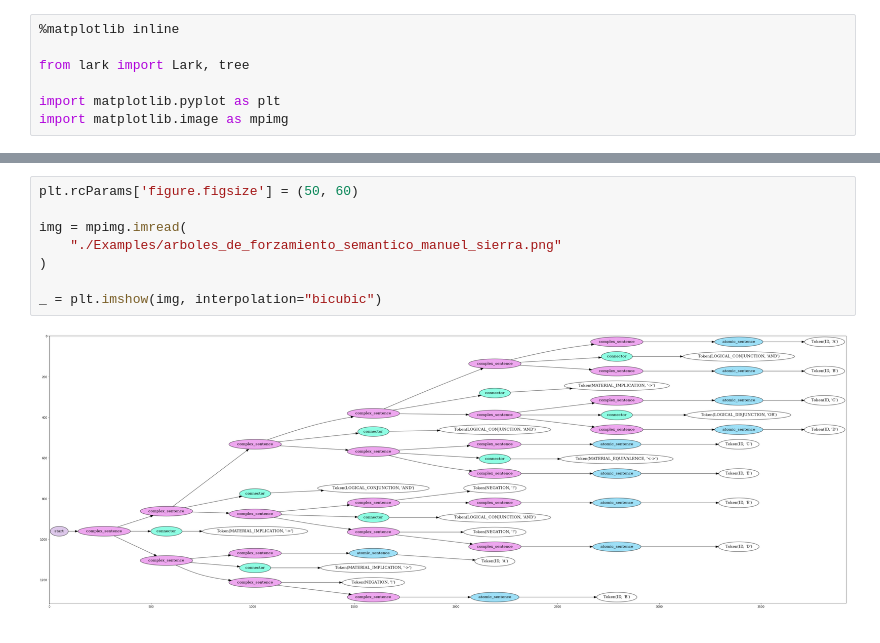
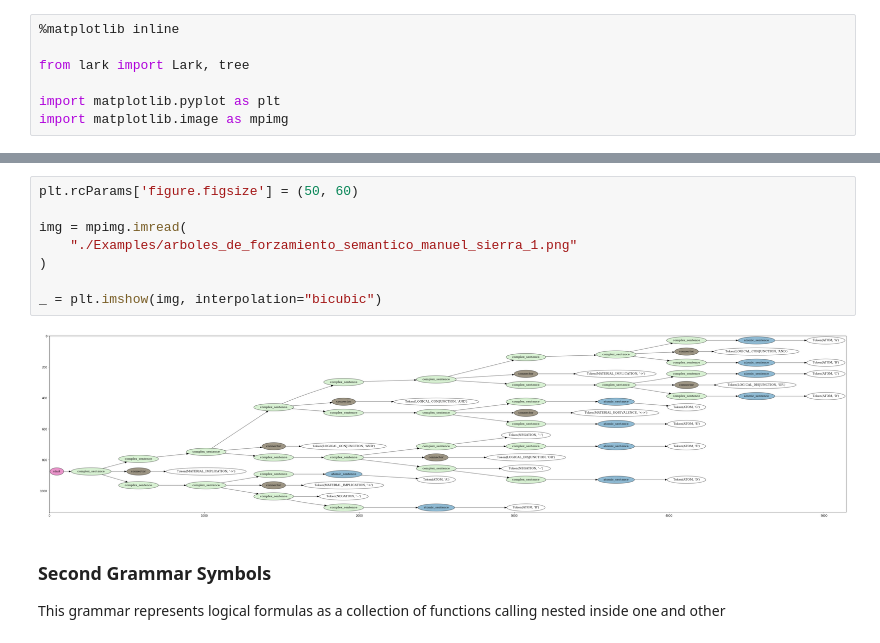
Before and after one commit to ipiedrahiv/SFTree, a Jupyter notebook: Experiments/propositional_calculus_grammar.ipynb, the cells around one changed output, grey strips where cells are left out. Saved outputs shown, nothing was run; the diff lists cells and outputs as text.

```diff
--- a/Experiments/propositional_calculus_grammar.ipynb
+++ b/Experiments/propositional_calculus_grammar.ipynb
@@ -73,10 +85,14 @@ start
 # %%
 plt.rcParams['figure.figsize'] = (50, 60)
 
 img = mpimg.imread(
-    "./Examples/arboles_de_forzamiento_semantico_manuel_sierra.png"
+    "./Examples/arboles_de_forzamiento_semantico_manuel_sierra_1.png"
 )
 
 _ = plt.imshow(img, interpolation="bicubic")
 # %% [output]
-[figure, old version]
+[figure, new version]
+# %% [markdown]
+### Second Grammar Symbols
+
+This grammar represents logical formulas as a collection of functions calling nested inside one and other
```
Also changed, not shown: parts of 13 cells of this notebook, 1 other file.
